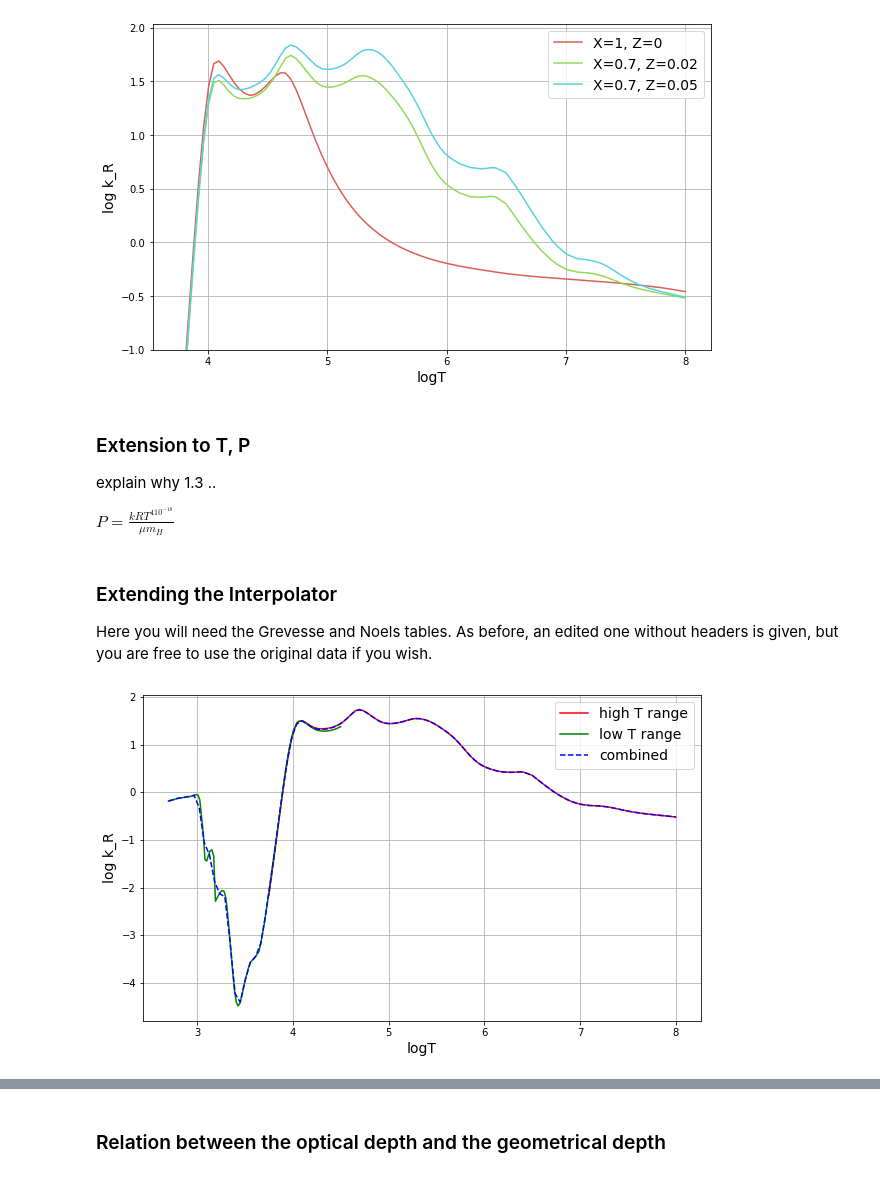
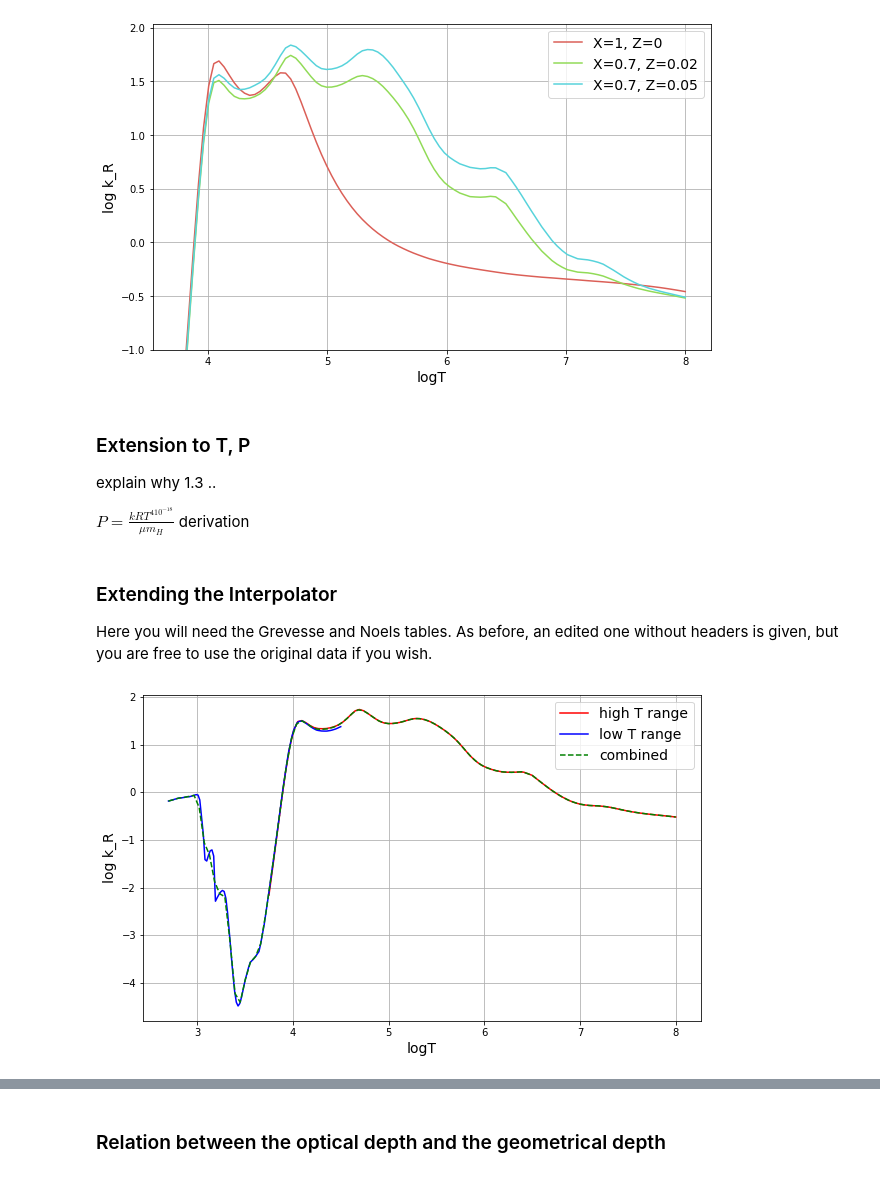
Before and after one commit to dziouba/PoS, a Jupyter notebook: PoS_Computer_Model.ipynb, the cells around one changed output, grey strips where cells are left out. Drawn from its saved outputs; the diff is of its cells as text; code cells hidden in the pictures.

```diff
--- a/PoS_Computer_Model.ipynb
+++ b/PoS_Computer_Model.ipynb
@@ -90,7 +90,7 @@ show()
 
 explain why 1.3 ..
 
-$P = \frac{kRT^410^{-18}}{\mu m_H}$
+$P = \frac{kRT^410^{-18}}{\mu m_H}$ derivation
 # %%
 # define functions here to return T, P as you derived above
 # eq 3.78, eq. 5.107
@@ -180,31 +169,31 @@ f_opacity = interp2d(logR_OP, logT_comb, opacity_new)
 # %%
 # Plot of log T vs log kappa for new table only(sanity check)
 # log is log10
 
 
 logT_plot_GN = np.linspace(np.min(logT_GN), np.max(logT_GN), 100)
 logR_plot = -3
 opacity_plot_002_GN = f_002_GN(logR_plot, logT_plot_GN)
 
 
 logT_plot_new = np.linspace(np.min(logT_comb), np.max(logT_comb), 100)
 opacity_plot_new = f_opacity(logR_plot, logT_plot_new)
 
 fig = figure(figsize=(10,6))
 fr = fig.add_subplot(1,1,1)
 fr.set_xlabel('logT', fontsize="14")
 fr.set_ylabel('log k_R', fontsize="14")
 fr.grid(True)
 fr.plot(logT_plot, opacity_plot_002,"r-", label = "high T range")
-fr.plot(logT_plot_GN, opacity_plot_002_GN,"g-", label = "low T range")
-fr.plot(logT_plot_new, opacity_plot_new, "b--", label = "combined")
+fr.plot(logT_plot_GN, opacity_plot_002_GN,"b-", label = "low T range")
+fr.plot(logT_plot_new, opacity_plot_new, "g--", label = "combined")
 fr.legend(fontsize="14")
 #ylim(bottom=-1)
 show()
 
 # Plot of unsmoothed log T vs log kappa for both data sets (sanity check)
 # %% [output]
-[figure, old version]
+[figure, new version]
 # %%
 # Smooth transition in overlap region - think carefully here
 
```
Also changed, not shown: parts of 10 cells of this notebook.
